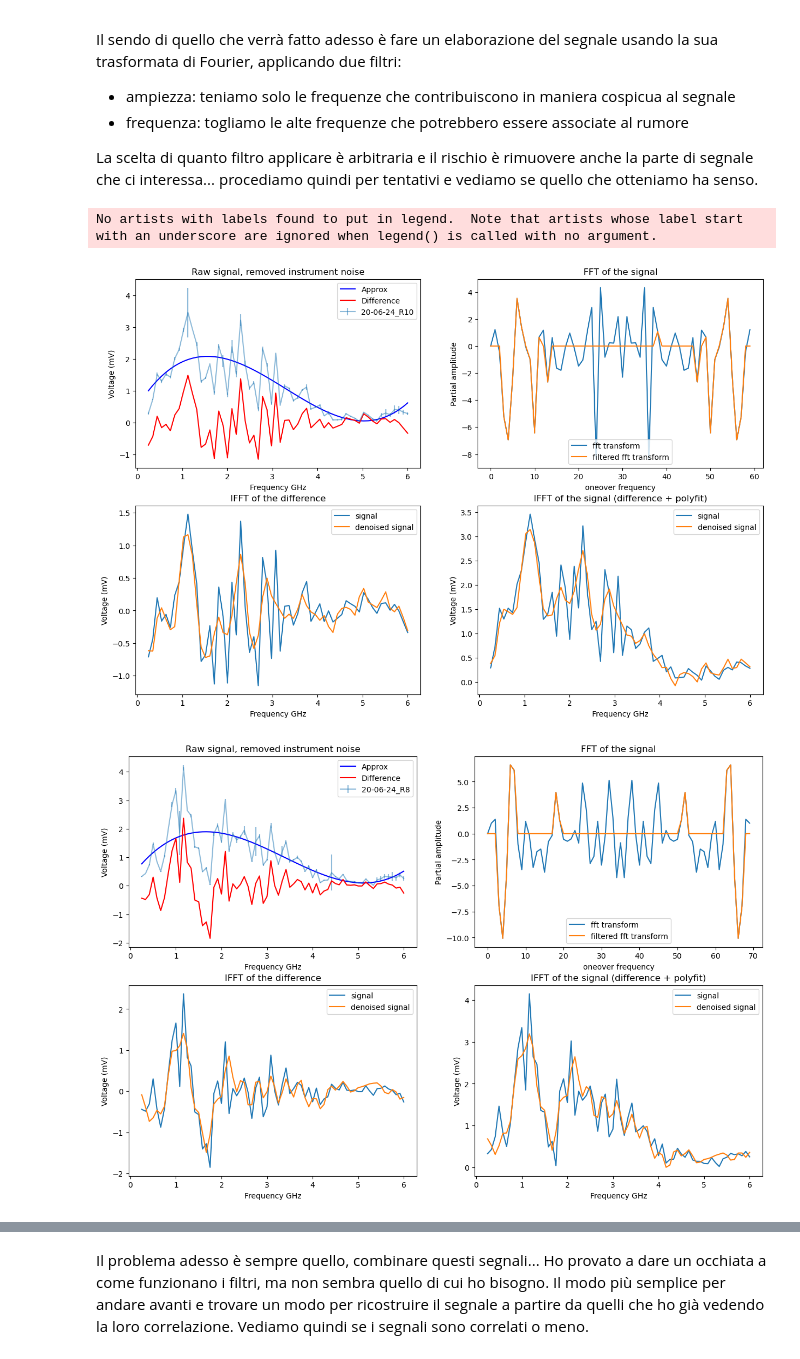
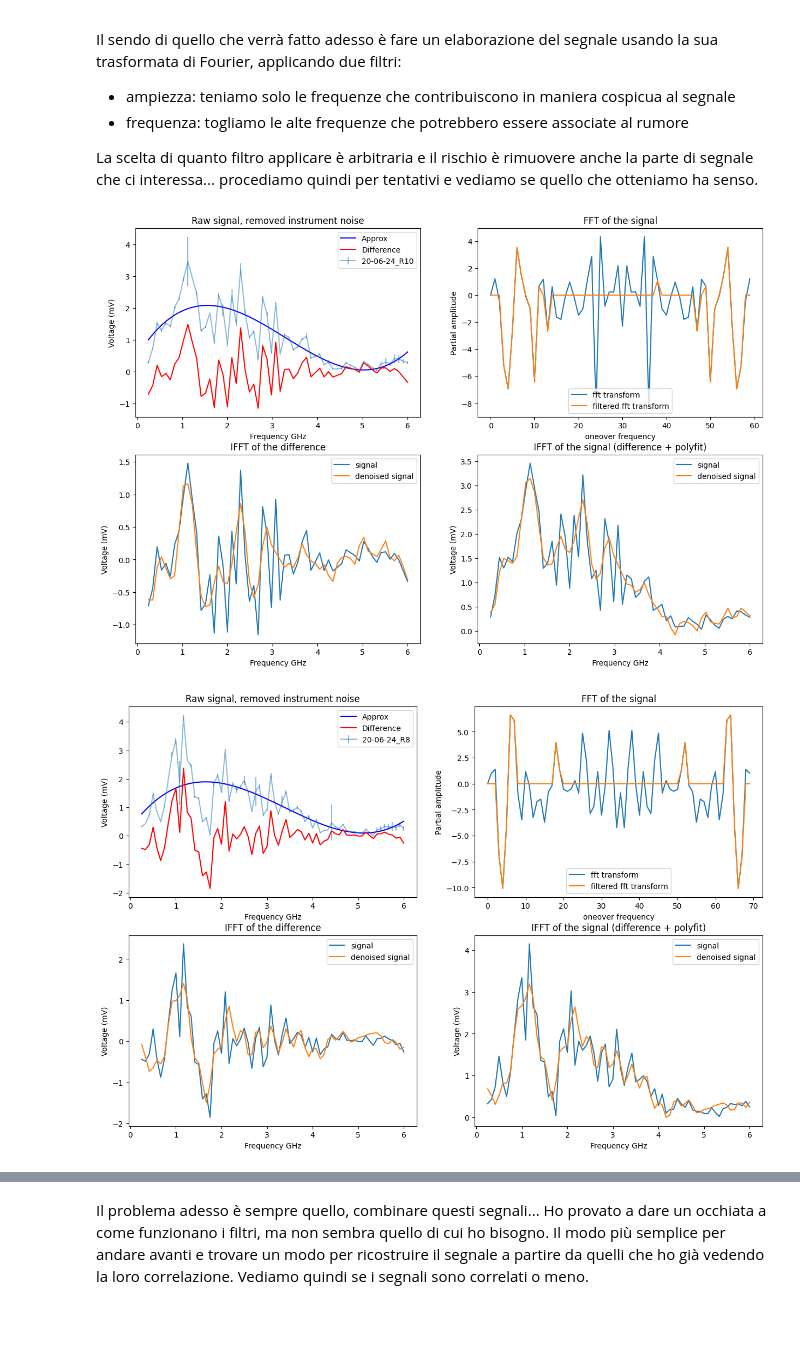
Before and after one commit to zar-hub/onlineRepo, a Jupyter notebook: analisi_preliminare.ipynb, the cells around one changed output, grey strips where cells are left out. Cells and saved outputs as stored; diff of their text form; code cells hidden in the pictures; blank space fills up the shorter version.

```diff
--- a/analisi_preliminare.ipynb
+++ b/analisi_preliminare.ipynb
@@ -243,22 +245,6 @@ Il sendo di quello che verrà fatto adesso è fare un elaborazione del segnale u
 
 La scelta di quanto filtro applicare è arbitraria e il rischio è rimuovere anche la parte di segnale che ci interessa... procediamo quindi per tentativi e vediamo se quello che otteniamo ha senso.
 # %%
-def FFTFilter(fft_signal: np.ndarray, percAmp: float, highPass: int):
-    '''
-        Removes every frequency below percAmp * MaxAmplitude
-        and the frequencies that are highPass away from the mean
-        point of the fft
-    '''
-    # remove a part of the signal
-    fft_signal = [ i if abs(i) > np.abs(fft_signal).max() * percAmp  else 0 for i in fft_signal]
-
-    # high pass filter
-    mid = int(len(fft_signal) / 2)
-    highPass = int(highPass) # assure is int
-    for i in range(mid - highPass , mid + highPass):
-        fft_signal[i] = 0
-    return fft_signal
-
 def PCR_AtHighFreqFFTDenoising():
     data = df[df['id'].isin(['20-06-24_R8', '20-06-24_R9','20-06-24_R10'])]
 
@@ -295,33 +281,32 @@ def PCR_AtHighFreqFFTDenoising():
 
         # plot the main data and the denoised version
         axs[1,0].plot(group[k.freq], signal, label='signal')
         axs[1,0].plot(group[k.freq], np.real(ifft), label='denoised signal')
         axs[1,1].plot(group[k.freq], group[k.pek], label='signal')
         axs[1,1].plot(group[k.freq], np.polyval(pc, group[k.freq]) +  np.real(ifft), label='denoised signal')
 
         axs[0,0].set(title='Raw signal, removed instrument noise',
                      xlabel='Frequency GHz', ylabel='Voltage (mV)')
         axs[0,1].set(title='FFT of the signal',
                      xlabel='oneover frequency', ylabel='Partial amplitude')
         axs[1,0].set(title='IFFT of the difference',
                      xlabel='Frequency GHz', ylabel='Voltage (mV)')
         axs[1,1].set(title='IFFT of the signal (difference + polyfit)',
                      xlabel='Frequency GHz', ylabel='Voltage (mV)')
 
         for ax in axs.flatten():
             ax.legend()
 
 
 
     # print all the processed signals
     fig, ax = plt.subplots(1)
     for pair in processed_signals.values():
         ax.plot(pair[0], pair[1])
     ax.legend()
 
     return processed_signals
 fft_denoise = PCR_AtHighFreqFFTDenoising()
 # %% [output]
-No artists with labels found to put in legend.  Note that artists whose label start with an underscore are ignored when legend() is called with no argument.
-[figure, old version]
+[figure, new version]
 [figure]
```
Also changed, not shown: parts of 6 cells of this notebook, 3 other files.
